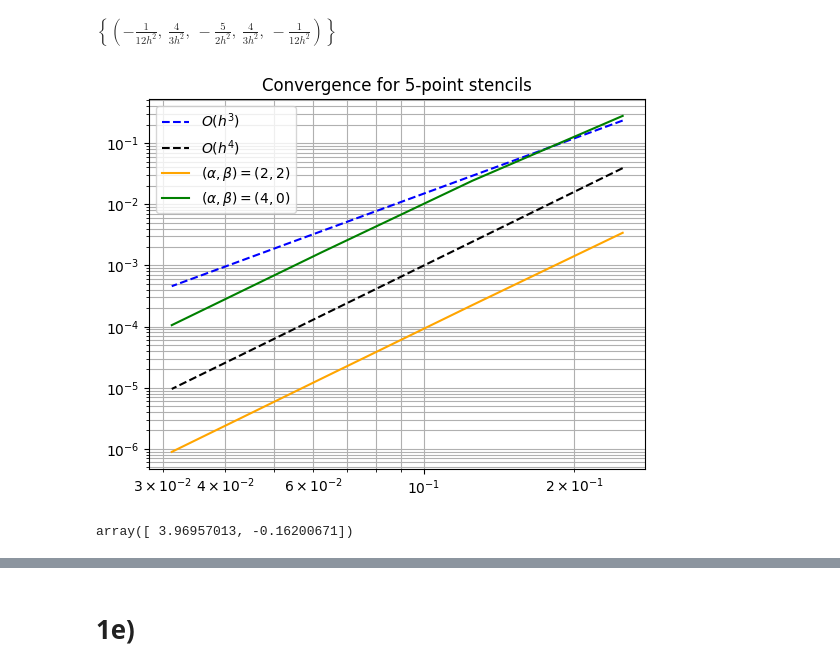
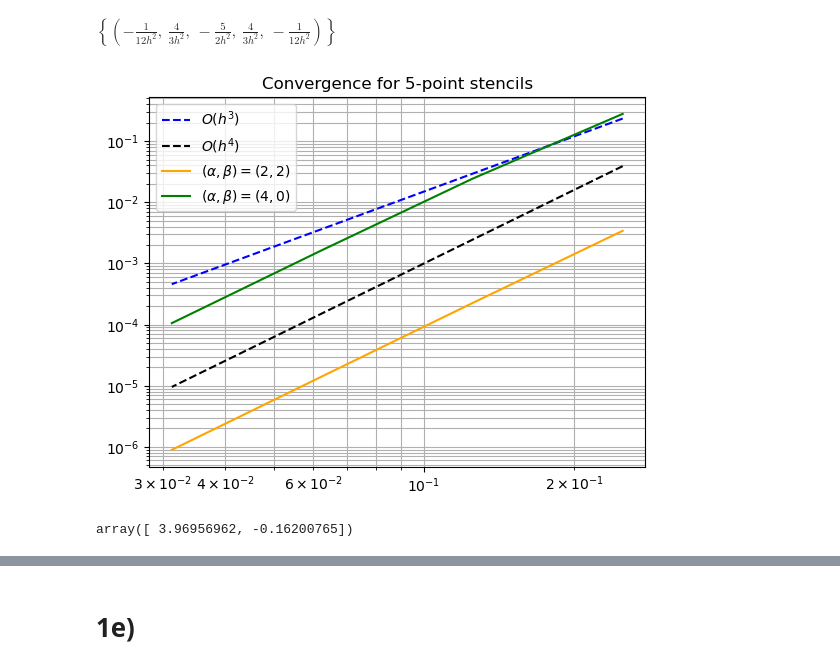
Before and after one commit to Maastrup/02687-SciFi-Computing, a Jupyter notebook: Assignment 1/uge1.ipynb, the cells around one changed output, grey strips where cells are left out. Drawn from its saved outputs; the diff is of its cells as text; code cells hidden in the pictures.

```diff
--- a/Assignment 1/uge1.ipynb
+++ b/Assignment 1/uge1.ipynb
@@ -33,7 +33,7 @@ def fdcoeffV_uniform(k,xbar,stencil):
     return 1/h**k * c
 
 def sec_der(xbar,h,u_func,stencil):
-    coeff = fdcoeffV(2,xbar,stencil)
+    coeff = fdcoeffV_uniform(2,xbar,stencil)
     U = u_func(xbar+h*stencil)
     #print(U)
     der = np.dot(coeff,U)
@@ -76,38 +76,38 @@ xbar=0
 
 
 errs2 = []
 
 for i in range(2,6):
 
     h = 1/2**(i)
     err = abs(sec_der(xbar,h,u_func,np.array([-2,-1,0,1,2])) - d2)
     err2 = abs(sec_der(xbar,h,u_func,np.array([-4,-3,-2,-1,0])) - d2)
 
     hs.append(h)
     errs.append(err)
     errs2.append(err2)
 
 hs = np.array(hs)
 errs = np.array(errs)
 errs2 = np.array(errs2)
 #plt.rc('text', usetex=True)
 #plt.rc('font', family='serif')
 
 
 plt.loglog(hs,15*hs**3,"b--", label=r"$O(h^3)$")
 plt.loglog(hs,10*hs**4, 'k--', label=r"$O(h^4)$")
 plt.loglog(hs,errs,color="orange", label=r"$(\alpha, \beta) = (2,2)$")
 plt.loglog(hs,errs2,color="g", label=r"$(\alpha, \beta) = (4,0)$")
 plt.title("Convergence for 5-point stencils")
 plt.grid(True, which = 'both')
 plt.legend()
 plt.show()
 # %% [output]
-[figure, old version]
+[figure, new version]
 # %%
 np.polyfit(np.log(hs),np.log(errs),1)
 # %% [output]
-array([ 3.96957013, -0.16200671])
+array([ 3.96956962, -0.16200765])
 # %%
 np.polyfit(np.log(hs[2:]),np.log(errs2[2:]),1)
 # %% [output]
```
Also changed, not shown: parts of 13 cells of this notebook, 1 other file.
